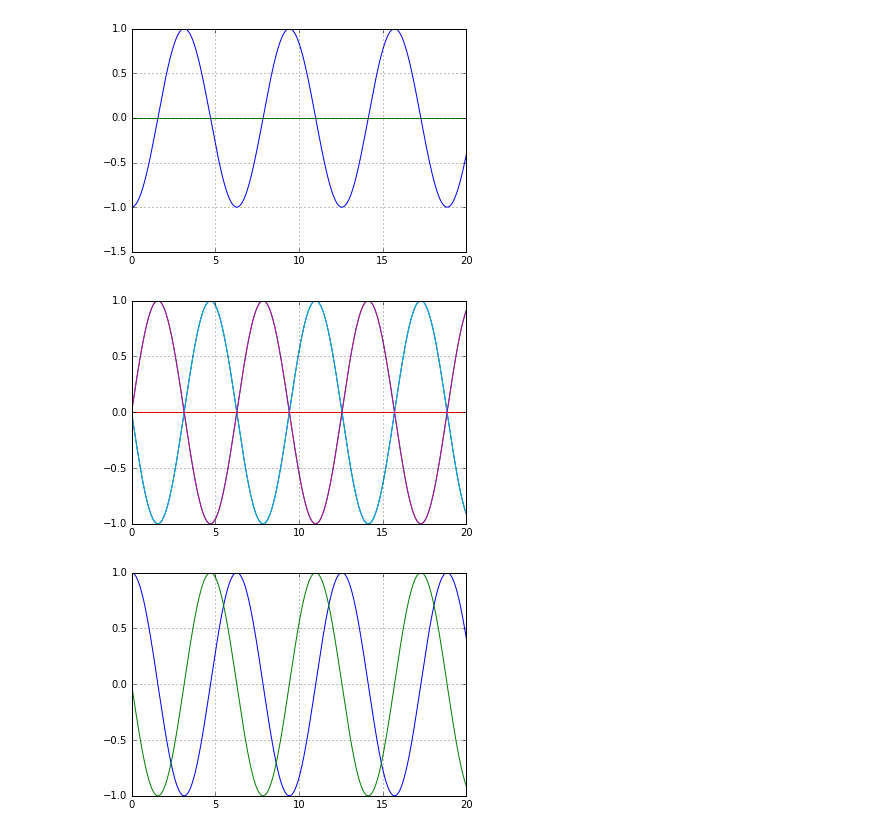
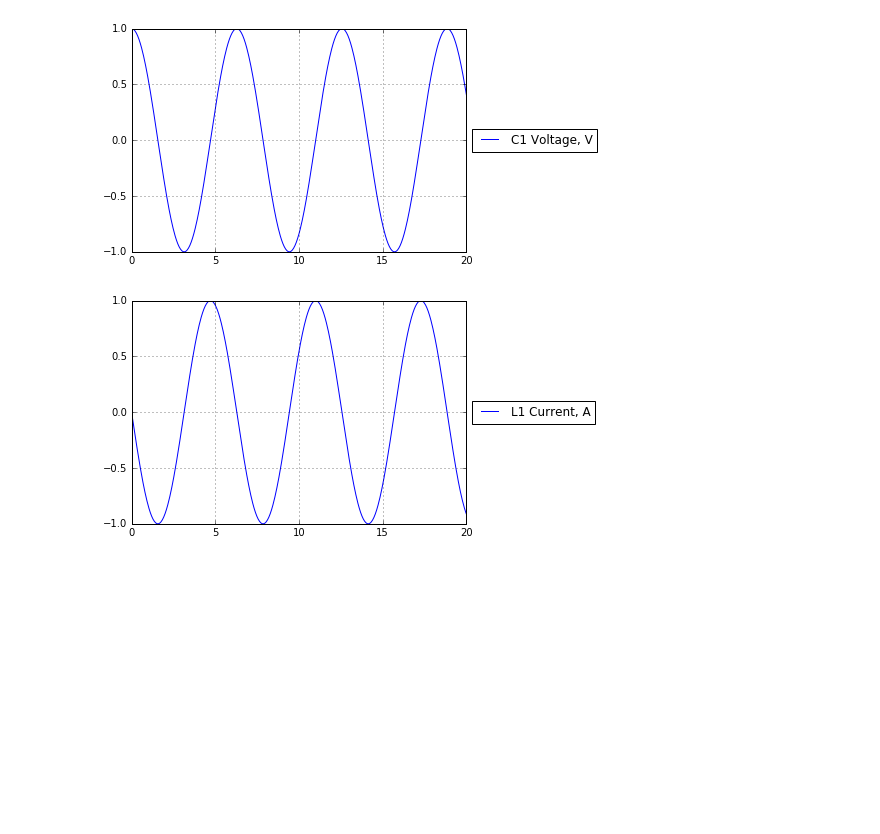
Before and after one commit to uranix/simple-circuit-sim, a Jupyter notebook: Circuit.ipynb, the cells around one changed output. Drawn from its saved outputs; the diff is of its cells as text; code cells hidden in the pictures; blank space fills up the shorter version.

```diff
--- a/Circuit.ipynb
+++ b/Circuit.ipynb
@@ -409,9 +394,9 @@ C1 = Capacitor("C1", C=1, U0=1)
 L1 = Inductor("L1", L=1)
 GND = Ground("GND")
 # %%
-c3 = Circuit()
+c3 = Circuit("LC contour")
 c3.connect(C1[0], L1[0])
 c3.connect(C1[1], L1[1])
 c3.connect(C1[1], GND[0])
-c3.assemble()
+c3.simulate(20)
 # %% [output]
@@ -435,8 +422,0 @@ Var  8 : State variable (Current) of Inductor L1 with L=1 H
-# %%
-c3.algvar = c3.detect_algebraic_variables()
-sim = IDA(c3)
-flag, y0c, yd0c = sim.make_consistent('IDA_YA_YDP_INIT')
-print('make_consistent ret =', flag)
-
-sim.rtol = 1e-8
-t,y,yd = sim.simulate(20, 500)
@@ -461,14 +423,11 @@ Elapsed simulation time: 0.01604803092777729 seconds.
-# %%
-plt.plot(t, y[:, :2])
-plt.grid()
-plt.figure()
-plt.plot(t, y[:, 2:7])
-plt.grid()
-plt.figure()
-plt.plot(t, y[:, 7:9])
-plt.grid()
-plt.show()
-# %% [output]
-[figure, removed]
-[figure, removed]
-[figure, removed]
+# %%
+plt.plot(c3.T, C1.Voltage.Q, label='C1 Voltage, V')
+plt.legend(loc='center left', bbox_to_anchor=((1, 0.5)))
+plt.grid()
+plt.figure()
+plt.plot(c3.T, L1.Current.Q, label='L1 Current, A')
+plt.legend(loc='center left', bbox_to_anchor=((1, 0.5)))
+plt.grid()
+# %% [output]
+[figure, added]
+[figure, added]
```
Also changed, not shown: parts of 16 cells of this notebook.
